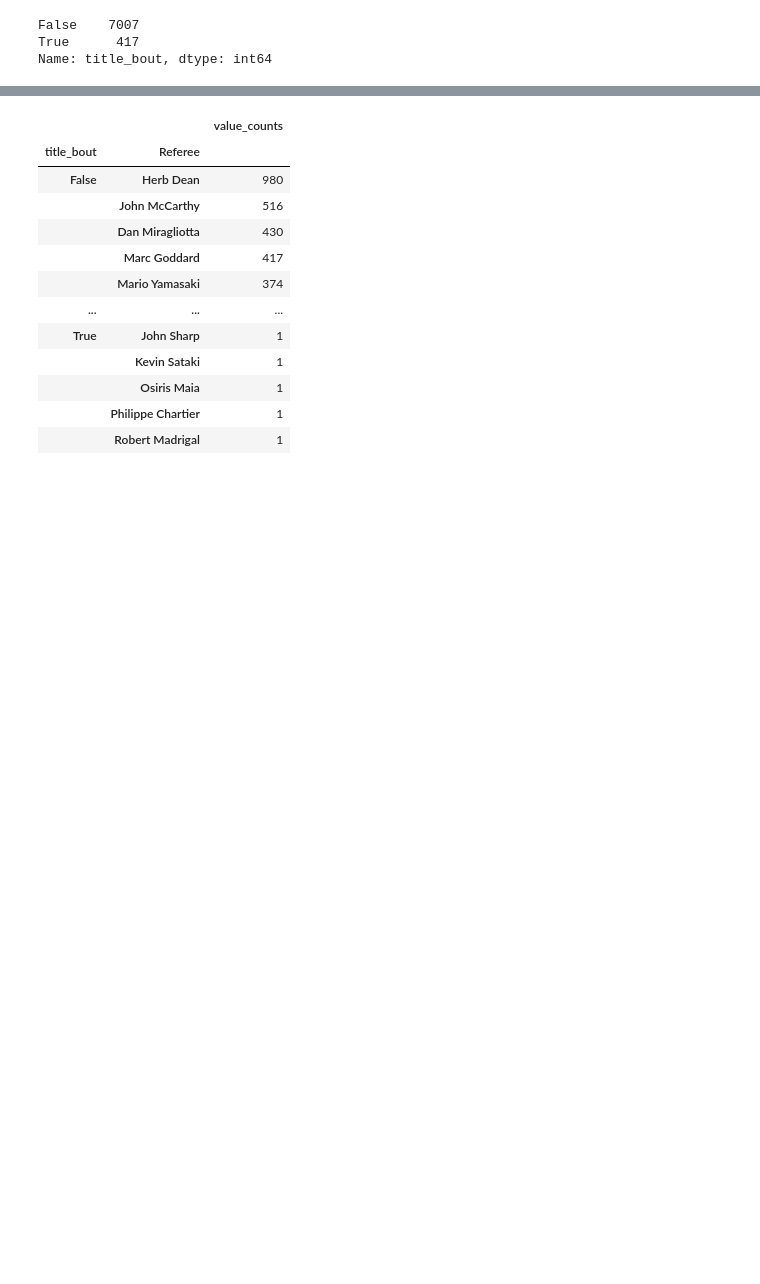
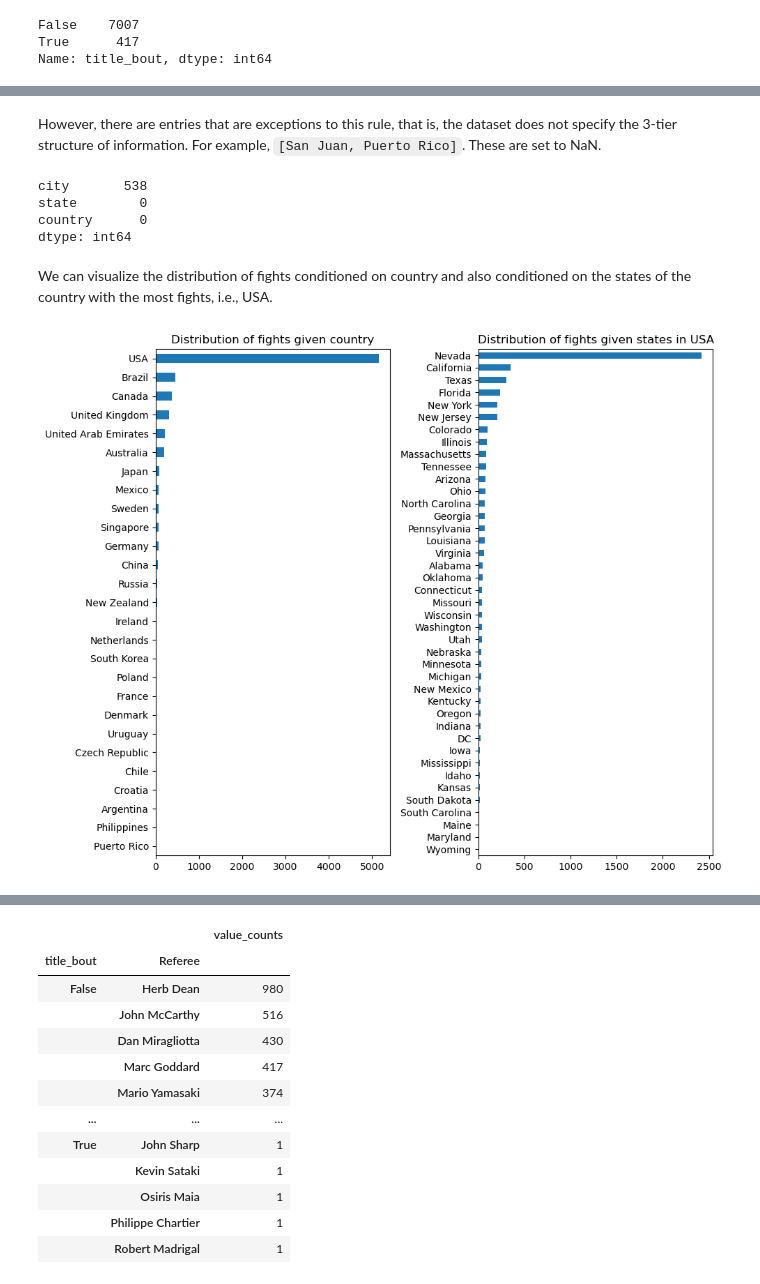
Before and after one commit to Janko-dev/ml_ufc, a Jupyter notebook: notebooks/exploratory_data_analysis.ipynb, the cells around one changed output, grey strips where cells are left out. Saved outputs shown, nothing was run; the diff lists cells and outputs as text; code cells hidden in the pictures; blank space fills up the shorter version.

```diff
--- a/notebooks/exploratory_data_analysis.ipynb
+++ b/notebooks/exploratory_data_analysis.ipynb
@@ -97,0 +185,32 @@ Name: title_bout, dtype: int64
+# %% [markdown]
+However, there are entries that are exceptions to this rule, that is, the dataset does not specify the 3-tier structure of information. For example, `[San Juan, Puerto Rico]`. These are set to NaN.
+# %%
+loc_list = df['location'].apply(lambda x: np.array([xi.strip(' ') for xi in x.split(',')]))
+col_names = ['city', 'state', 'country']
+
+# some locations are not defined by [city, state, country] and must be set to NaN
+for i in loc_list.index:
+    if len(loc_list[i]) < 3:
+        loc_list[i] = np.insert(loc_list[i], 0, 'nan') # setting this to np.nan doesn't work due to next conversion
+
+loc_df = pd.DataFrame(np.column_stack([loc_list.tolist()]), columns=col_names)
+loc_df = loc_df.replace('nan', np.nan)
+loc_df.isna().sum()
+# %% [output]
+city       538
+state        0
+country      0
+dtype: int64
+# %% [markdown]
+We can visualize the distribution of fights conditioned on country and also conditioned on the states of the country with the most fights, i.e., USA.
+# %%
+fig, axes = plt.subplots(1, 2, figsize=(10, 8))
+
+country_counts = loc_df['country'].value_counts()
+country_counts[::-1].plot(kind='barh', title='Distribution of fights given country', ax=axes[0])
+
+USA_counts = loc_df[loc_df['country'] == 'USA']['state'].value_counts()
+USA_counts[::-1].plot(kind='barh', title='Distribution of fights given states in USA', ax=axes[1])
+fig.tight_layout()
+# %% [output]
+[figure, added]
```
Also changed, not shown: parts of 35 cells of this notebook, 2 other files.
